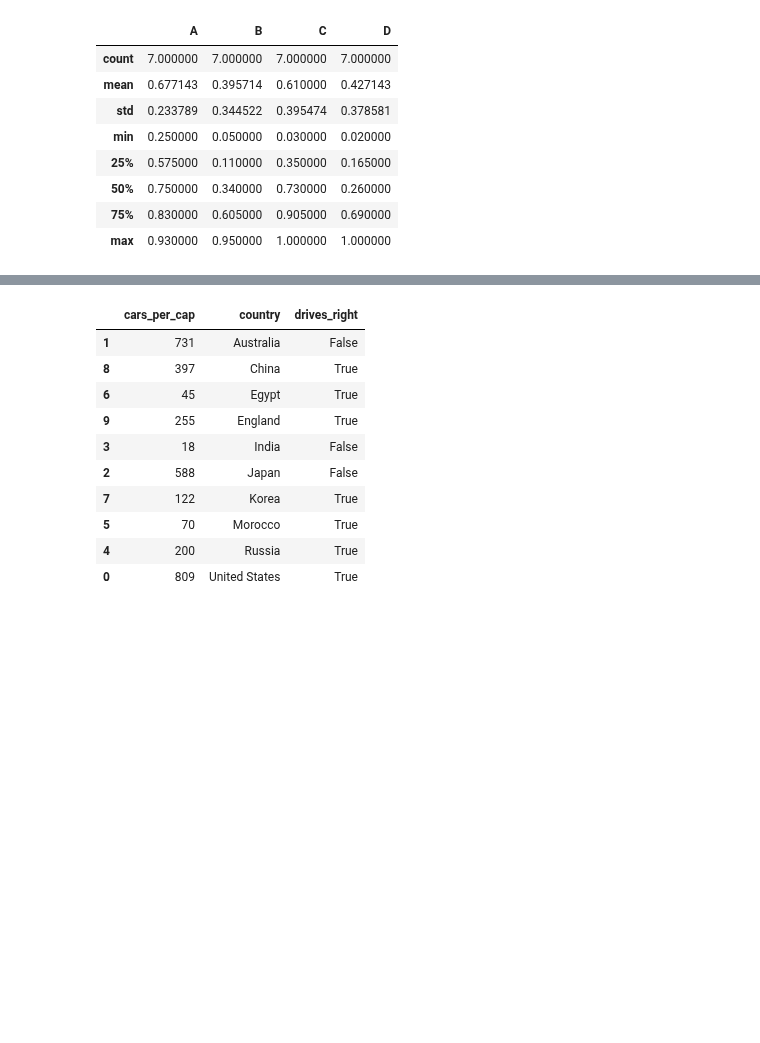
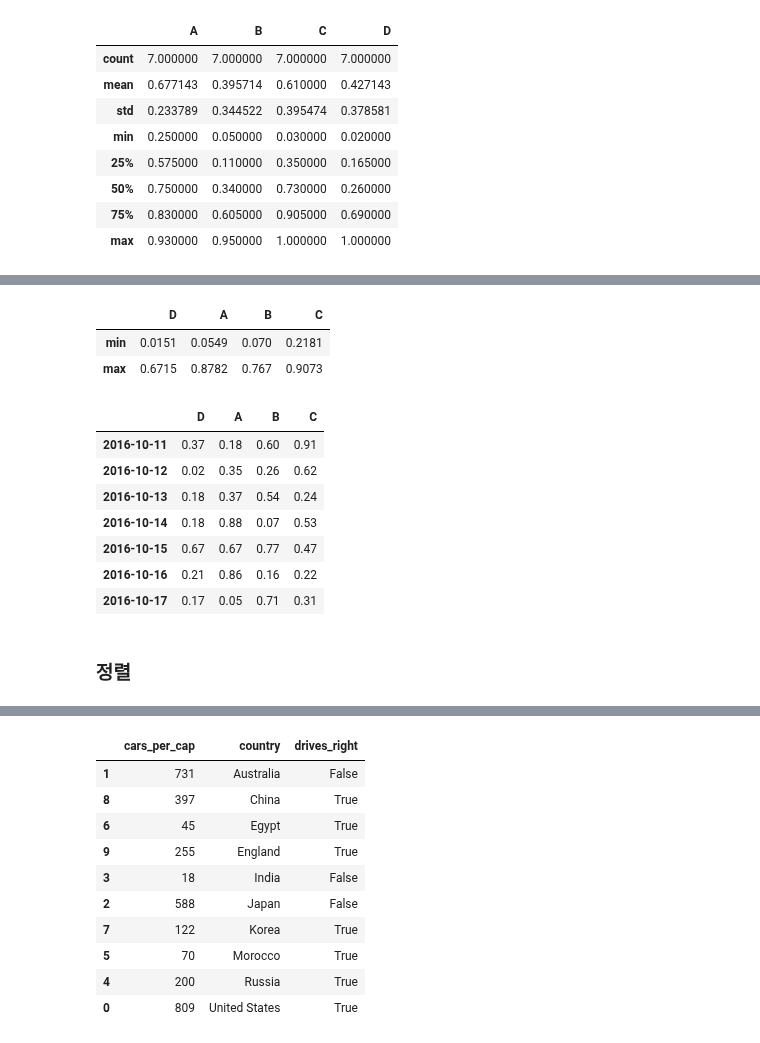
Before and after one commit to woosa7/PythonDataAnalytics, a Jupyter notebook: pandas/pandas01.ipynb, the cells around one changed output, grey strips where cells are left out. Drawn from its saved outputs; the diff is of its cells as text; code cells hidden in the pictures; blank space fills up the shorter version.

```diff
--- a/pandas/pandas01.ipynb
+++ b/pandas/pandas01.ipynb
@@ -155,0 +255,6 @@ cars.T   # transposing data
+# %%
+df.apply(f2)
+# %% [output]
+|  | D | A | B | C |
+| min | 0.0151 | 0.0549 | 0.070 | 0.2181 |
+| max | 0.6715 | 0.8782 | 0.767 | 0.9073 |
@@ -155,0 +263,14 @@ cars.T   # transposing data
+# %%
+f_form = lambda x: '%.2f' % x
+df.applymap(f_form)
+# %% [output]
+|  | D | A | B | C |
+| 2016-10-11 | 0.37 | 0.18 | 0.60 | 0.91 |
+| 2016-10-12 | 0.02 | 0.35 | 0.26 | 0.62 |
+| 2016-10-13 | 0.18 | 0.37 | 0.54 | 0.24 |
+| 2016-10-14 | 0.18 | 0.88 | 0.07 | 0.53 |
+| 2016-10-15 | 0.67 | 0.67 | 0.77 | 0.47 |
+| 2016-10-16 | 0.21 | 0.86 | 0.16 | 0.22 |
+| 2016-10-17 | 0.17 | 0.05 | 0.71 | 0.31 |
+# %% [markdown]
+### 정렬
```
Also changed, not shown: parts of 33 cells of this notebook.
